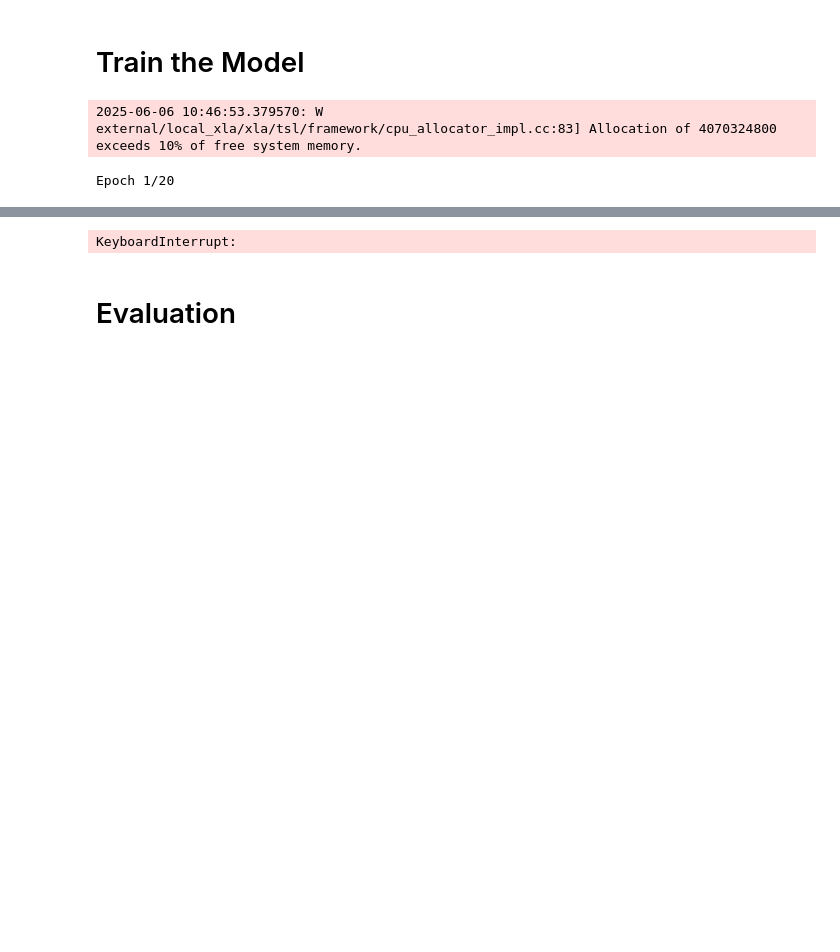
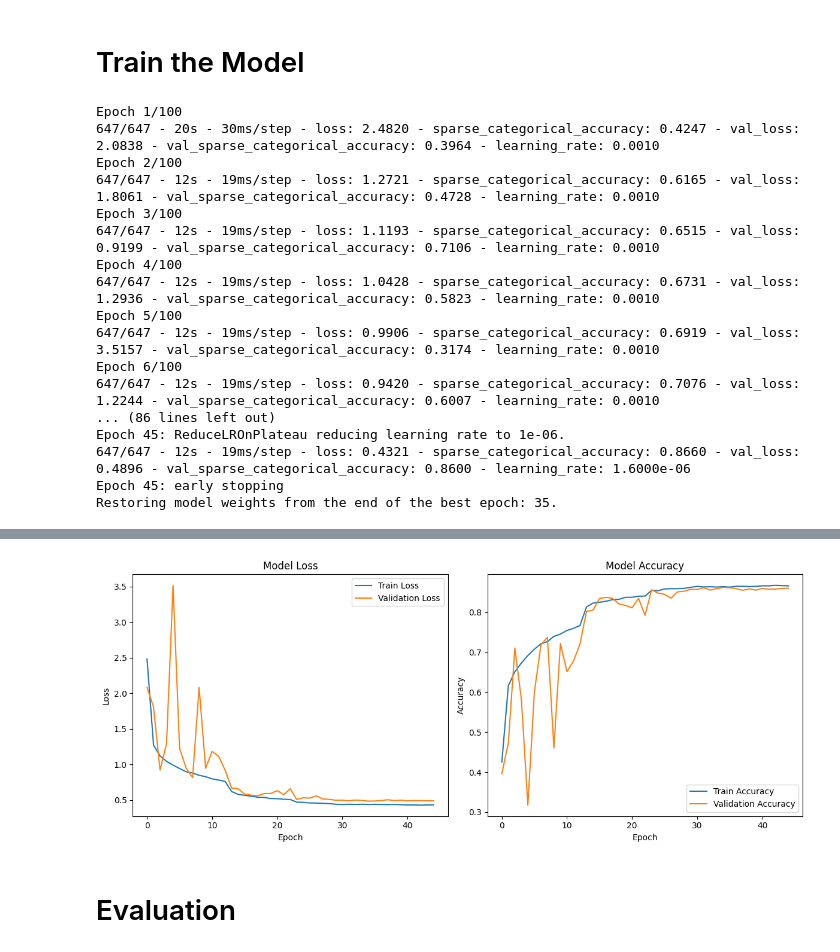
Before and after one commit to lukas0173/AI-Child-Location-Prediction, a Jupyter notebook: model.ipynb, the cells around one changed output, grey strips where cells are left out. Cells and saved outputs as stored; diff of their text form; code cells hidden in the pictures; blank space fills up the shorter version.

Commit message:
[Model] Successfully trained and evaluated the model

```diff
--- a/model.ipynb
+++ b/model.ipynb
@@ -174,8 +292,9 @@ model.add(Dense(num_classes, activation='softmax'))
 # %% [markdown]
 # Model compilation
 # %%
-# Using Adam optimizer and categorical_crossentropy for multi-class classification
-model.compile(optimizer='adam', loss='categorical_crossentropy', metrics=['accuracy'])
-
+optimizer = Adam(learning_rate=0.001)
+model.compile(optimizer=optimizer,
+              loss=SparseCategoricalCrossentropy(),
+              metrics=[SparseCategoricalAccuracy()])
 model.summary()
 # %% [output]
@@ -199,22 +322,20 @@ Model: "sequential"
 # %% [markdown]
 # Train the Model
 # %%
-# Using a modest number of epochs and batch_size as a starting point.
-# Early stopping can be useful to prevent overfitting and stop training when validation loss stops improving.
-early_stopping = EarlyStopping(monitor='val_loss', patience=5, restore_best_weights=True)
+early_stopping = EarlyStopping(monitor='val_loss', patience=10, restore_best_weights=True, verbose=1)
+reduce_lr = ReduceLROnPlateau(monitor='val_loss', factor=0.2, patience=5, min_lr=1e-6, verbose=1)
 
 history = model.fit(
-    X_train_scaled, y_train_encoded,
-    epochs=20, # Adjust as needed; may require more for convergence
-    batch_size=64, # Adjust based on memory and dataset size
-    validation_data=(X_val_scaled, y_val_encoded),
-    callbacks=[early_stopping]
+    X_train_scaled, y_train,
+    epochs=100,
+    batch_size=256,
+    validation_data=(X_val_scaled, y_val),
+    callbacks=[early_stopping, reduce_lr],
+    verbose=2
 )
 
-# Plot training history (loss and accuracy)
-print("\nPlotting training history...")
-plt.figure(figsize=(12, 4))
-
+# --- Plotting Training History ---
+plt.figure(figsize=(12, 5))
 plt.subplot(1, 2, 1)
 plt.plot(history.history['loss'], label='Train Loss')
 plt.plot(history.history['val_loss'], label='Validation Loss')
@@ -222,21 +343,31 @@ plt.title('Model Loss')
 plt.xlabel('Epoch')
 plt.ylabel('Loss')
 plt.legend()
-
 plt.subplot(1, 2, 2)
-plt.plot(history.history['accuracy'], label='Train Accuracy')
-plt.plot(history.history['val_accuracy'], label='Validation Accuracy')
+plt.plot(history.history['sparse_categorical_accuracy'], label='Train Accuracy')
+plt.plot(history.history['val_sparse_categorical_accuracy'], label='Validation Accuracy')
 plt.title('Model Accuracy')
 plt.xlabel('Epoch')
 plt.ylabel('Accuracy')
 plt.legend()
-
 plt.tight_layout()
-# Saving the plot to a file
-plot_filename = "training_history.png"
-plt.savefig(plot_filename)
-print(f"Training history plot saved to {plot_filename}")
-# plt.show() # Use this if running in an environment that displays plots directly
+plt.savefig("training_history_final.png")
+plt.show()
 # %% [output]
-2025-06-06 10:46:53.379570: W external/local_xla/xla/tsl/framework/cpu_allocator_impl.cc:83] Allocation of 4070324800 exceeds 10% of free system memory.
+Epoch 1/100
+647/647 - 20s - 30ms/step - loss: 2.4820 - sparse_categorical_accuracy: 0.4247 - val_loss: 2.0838 - val_sparse_categorical_accuracy: 0.3964 - learning_rate: 0.0010
+Epoch 2/100
+647/647 - 12s - 19ms/step - loss: 1.2721 - sparse_categorical_accuracy: 0.6165 - val_loss: 1.8061 - val_sparse_categorical_accuracy: 0.4728 - learning_rate: 0.0010
+Epoch 3/100
+647/647 - 12s - 19ms/step - loss: 1.1193 - sparse_categorical_accuracy: 0.6515 - val_loss: 0.9199 - val_sparse_categorical_accuracy: 0.7106 - learning_rate: 0.0010
+Epoch 4/100
+647/647 - 12s - 19ms/step - loss: 1.0428 - sparse_categorical_accuracy: 0.6731 - val_loss: 1.2936 - val_sparse_categorical_accuracy: 0.5823 - learning_rate: 0.0010
+Epoch 5/100
+647/647 - 12s - 19ms/step - loss: 0.9906 - sparse_categorical_accuracy: 0.6919 - val_loss: 3.5157 - val_sparse_categorical_accuracy: 0.3174 - learning_rate: 0.0010
+Epoch 6/100
+647/647 - 12s - 19ms/step - loss: 0.9420 - sparse_categorical_accuracy: 0.7076 - val_loss: 1.2244 - val_sparse_categorical_accuracy: 0.6007 - learning_rate: 0.0010
+... (86 lines left out)
+Epoch 45: ReduceLROnPlateau reducing learning rate to 1e-06.
+647/647 - 12s - 19ms/step - loss: 0.4321 - sparse_categorical_accuracy: 0.8660 - val_loss: 0.4896 - val_sparse_categorical_accuracy: 0.8600 - learning_rate: 1.6000e-06
+Epoch 45: early stopping
+Restoring model weights from the end of the best epoch: 35.
-Epoch 1/20
@@ -245,4 +374,4 @@ Epoch 1/20
-KeyboardInterrupt:
+[figure, added]
 # %% [markdown]
 # Evaluation
 # %%
```
Also changed, not shown: parts of 26 cells of this notebook, 8 other files.
